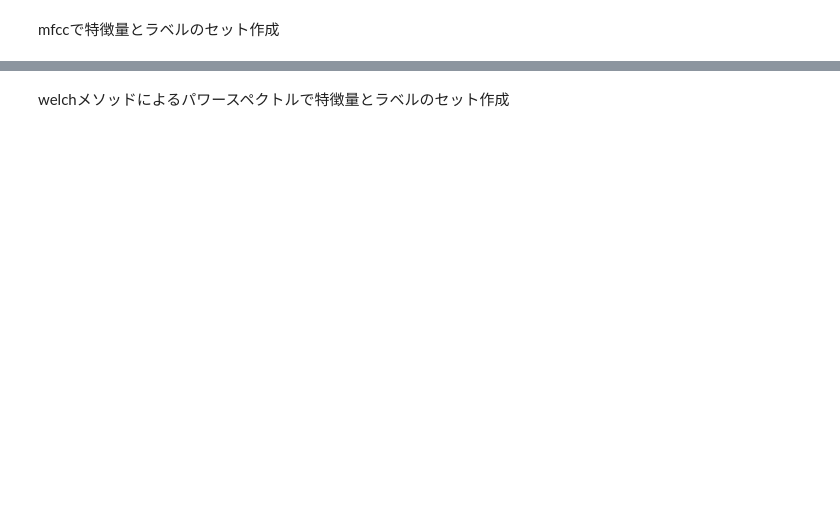
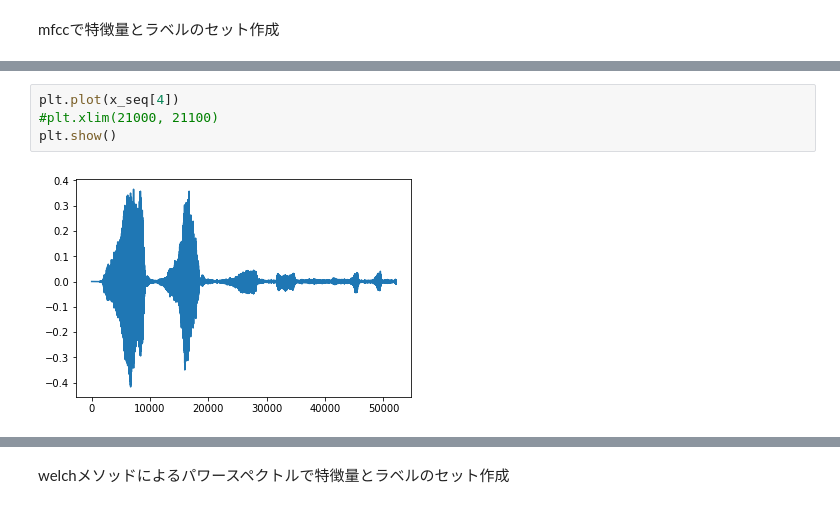
Before and after one commit to kacky24/baby_cry_cause_estimation, a Jupyter notebook: voice_classification.ipynb, the cells around one changed output, grey strips where cells are left out. Drawn from its saved outputs; the diff is of its cells as text; blank space fills up the shorter version.

```diff
--- a/voice_classification.ipynb
+++ b/voice_classification.ipynb
@@ -42,0 +113,6 @@ y = np.array(y)
+# %%
+plt.plot(x_seq[4])
+#plt.xlim(21000, 21100)
+plt.show()
+# %% [output]
+[figure, added]
```
Also changed, not shown: parts of 19 cells of this notebook, 1 other file.
